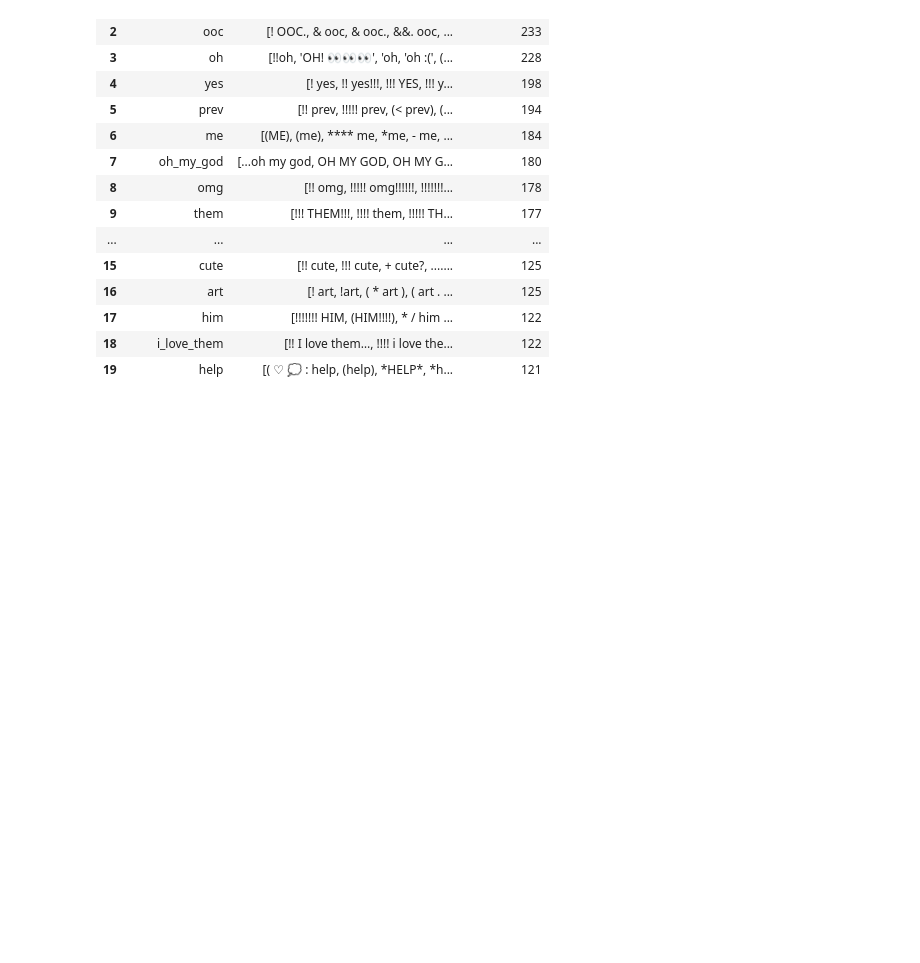
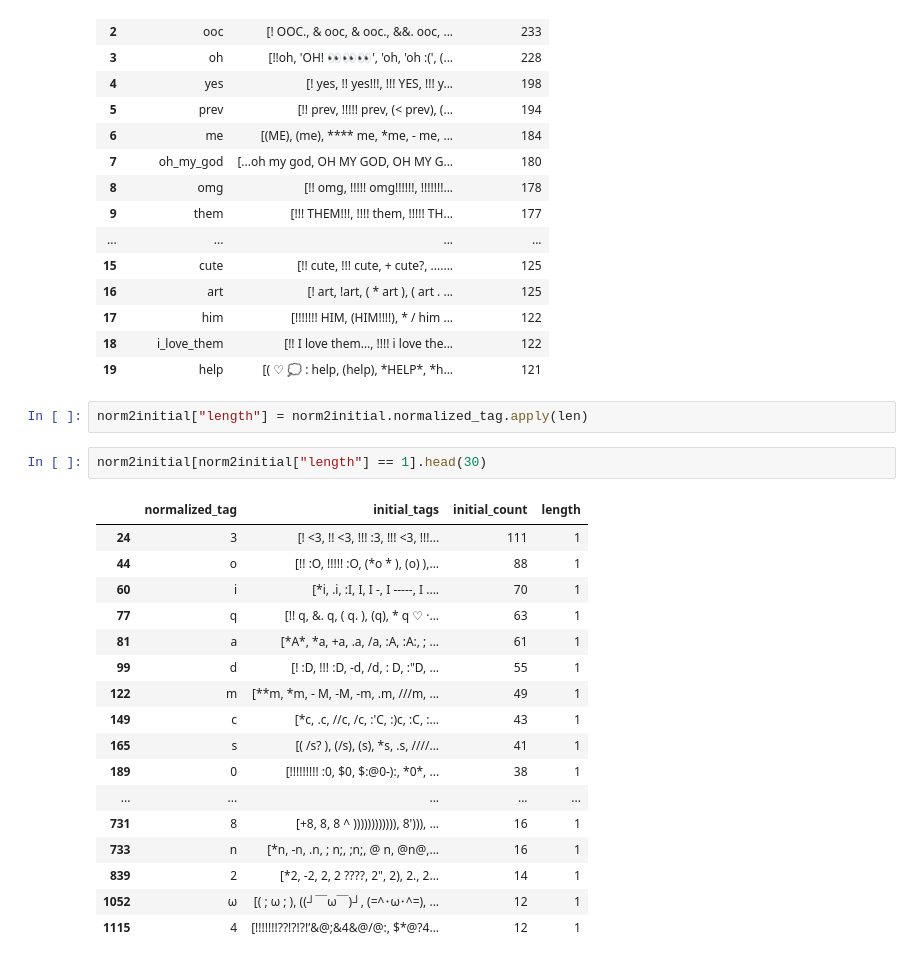
Before and after one commit to gperakis/tag-recommender, a Jupyter notebook: notebooks/3_hashtags_normalization.ipynb, the cells around one changed output. Saved outputs shown, nothing was run; the diff lists cells and outputs as text; blank space fills up the shorter version.

```diff
--- a/notebooks/3_hashtags_normalization.ipynb
+++ b/notebooks/3_hashtags_normalization.ipynb
@@ -96,3 +96,25 @@ norm2initial.head(20)
 | 17 | him | [!!!!!!! HIM, (HIM!!!!), * / him ... | 122 |
 | 18 | i_love_them | [!! I love them…, !!!! i love the... | 122 |
 | 19 | help | [( ♡ 💭 : help, (help), *HELP*, *h... | 121 |
+# %%
+norm2initial["length"] = norm2initial.normalized_tag.apply(len)
+# %%
+norm2initial[norm2initial["length"] == 1].head(30)
+# %% [output]
+|  | normalized_tag | initial_tags | initial_count | length |
+| 24 | 3 | [! <3, !! <3, !!! :3, !!! <3, !!!... | 111 | 1 |
+| 44 | o | [!! :O, !!!!! :O, (*o * ), (o) ),... | 88 | 1 |
+| 60 | i | [*i, .i, :I, I, I -, I -----, I .... | 70 | 1 |
+| 77 | q | [!! q, &. q, ( q. ), (q), * q ♡ ·... | 63 | 1 |
+| 81 | a | [*A*, *a, +a, .a, /a, :A, :A:, ; ... | 61 | 1 |
+| 99 | d | [! :D, !!! :D, -d, /d, : D, :"D, ... | 55 | 1 |
+| 122 | m | [**m, *m, - M, -M, -m, .m, ///m, ... | 49 | 1 |
+| 149 | c | [*c, .c, //c, /c, :'C, :)c, :C, :... | 43 | 1 |
+| 165 | s | [( /s? ), (/s), (s), *s, .s, ////... | 41 | 1 |
+| 189 | 0 | [!!!!!!!!! :0, $0, $:@0-):, *0*, ... | 38 | 1 |
+| ... | ... | ... | ... | ... |
+| 731 | 8 | [+8, 8, 8 ^ )))))))))))), 8'))), ... | 16 | 1 |
+| 733 | n | [*n, -n, .n, ; n;, ;n;, @ n, @n@,... | 16 | 1 |
+| 839 | 2 | [*2, -2, 2, 2 ????, 2", 2), 2., 2... | 14 | 1 |
+| 1052 | ω | [( ; ω ; ), ((┘￣ω￣)┘, (=^･ω･^=), ... | 12 | 1 |
+| 1115 | 4 | [!!!!!!!??!?!?!’&@;&4&@/@:, $*@?4... | 12 | 1 |
```
Also changed, not shown: parts of 3 cells of this notebook, 3 other files.
